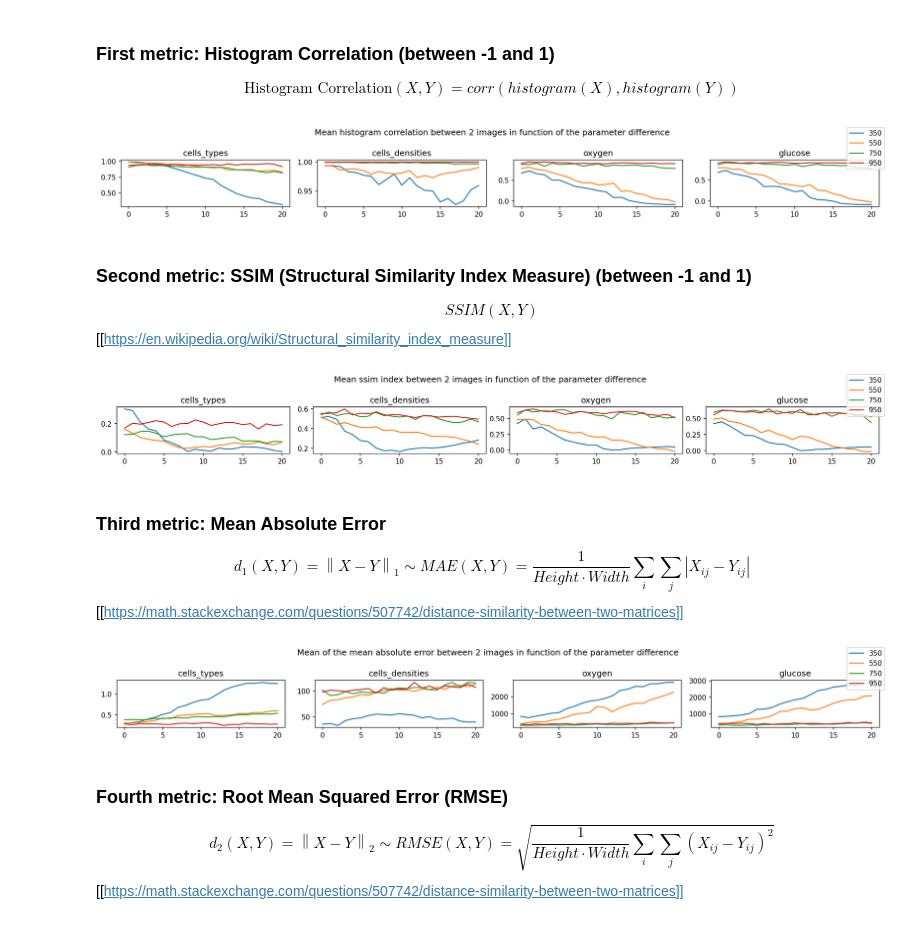
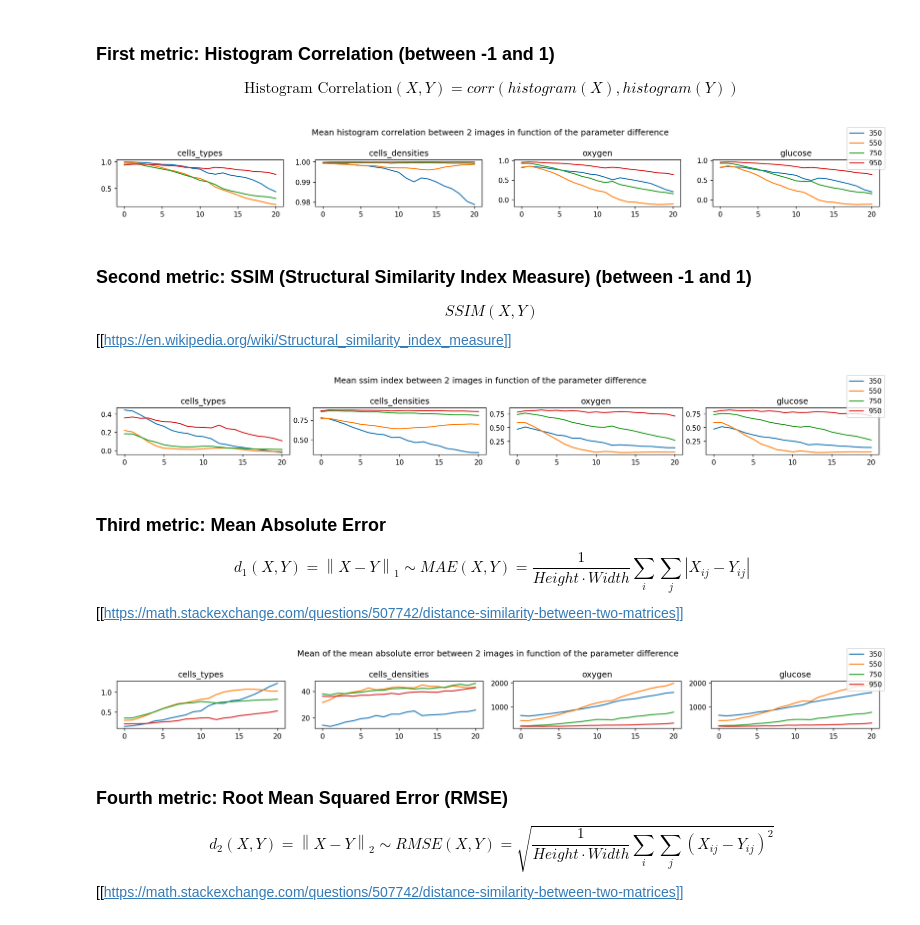
Before and after one commit to npermanne/Paramater_identification_tumour_model, a Jupyter notebook: simulation_similarity_analysis/simulation_similarity_analysis.ipynb, the cells around one changed output. Saved outputs shown, nothing was run; the diff lists cells and outputs as text; code cells hidden in the pictures.

```diff
--- a/simulation_similarity_analysis/simulation_similarity_analysis.ipynb
+++ b/simulation_similarity_analysis/simulation_similarity_analysis.ipynb
@@ -15,4 +16,4 @@ from matplotlib import pyplot as plt
 # %%
 comparator = Comparator(
     "same_value_study_start=350_interval=100_ndraw=8_size=(64,64)",
-        "cell_cycle_study_start=350_interval=100_ndraw=8_size=(64,64)")
+        "cell_cycle_study_start=350_interval=100_ndraw=8_size=(64,64)", jupyter=True)
@@ -95,13 +24,12 @@ draw = 350
 for images_type in ['cells_types', 'cells_densities', 'oxygen', 'glucose']:
     fig, ax = plt.subplots(1,5,dpi=250)
     fig.suptitle(f"Evolution of the mean difference between 2 images of types {images_type} and draw {draw}",y=0.7)
-    datas = [mean_diff(draw, images_type, "difference", difference, iteration=100) for difference in [0,5,10,15,20]]
+    datas = [comparator.mean_difference(Metric.IMAGE_ABSOLUTE_DIFFERENCE, draw, images_type, "cell_cycle", difference, 0, 12, 1000) for difference in [0,5,10,15,20]]
     v_min = np.min(datas)
     v_max = np.max(datas)
-    last_plot = None
     for index, difference in enumerate([0,5,10,15,20]):
         ax[index].set_title(f"{difference}")
-        last_plot = ax[index].imshow(datas[index], vmin=v_min, vmax=v_max)
+        ax[index].imshow(datas[index], vmin=v_min, vmax=v_max)
         ax[index].axis('off')
     plt.tight_layout()
     plt.savefig(f"Evolution of the mean difference between 2 images of types {images_type}.png", dpi=150,bbox_inches='tight')
@@ -119,21 +47,21 @@ $$\text{Histogram Correlation}(X,Y)=corr(histogram(X),histogram(Y))$$
 # %%
 fig, ax = plt.subplots(1,4, dpi=150, figsize=(16,2))
 fig.suptitle("Mean histogram correlation between 2 images in function of the parameter difference")
 for index, images_type in enumerate(['cells_types', 'cells_densities', 'oxygen', 'glucose']):
     X = range(0,21)
     for draw in [350, 550, 750, 950]:
-        Y = [mean_diff(draw, images_type, "corr_hist", diff, iteration=100, crop_percentage=0.3) for diff in X]
+        Y = [comparator.mean_difference(Metric.CORRELATION_HISTOGRAM, draw, images_type, "cell_cycle", diff, 0, 12, 1000) for diff in X]
         if index == 3:
             ax[index].plot(X,Y,label=draw)
         else:
             ax[index].plot(X,Y)
     ax[index].set_title(f"{images_type}")
 fig.tight_layout()
 fig.legend()
 plt.savefig("Mean histogram correlation between 2 images in function of the parameter difference.png", dpi=150,bbox_inches='tight')
 plt.show()
 # %% [output]
-[figure, old version]
+[figure, new version]
 # %% [markdown]
 ### Second metric: SSIM (Structural Similarity Index Measure) (between -1 and 1)
 $$SSIM(X,Y)$$
@@ -144,7 +72,7 @@ fig.suptitle("Mean ssim index between 2 images in function of the parameter diff
 for index, images_type in enumerate(['cells_types', 'cells_densities', 'oxygen', 'glucose']):
     X = range(0,21)
     for draw in [350, 550, 750, 950]:
-        Y = [mean_diff(draw, images_type, "ssim", diff, iteration=100, crop_percentage=0.3) for diff in X]
+        Y = [comparator.mean_difference(Metric.SSIM, draw, images_type, "cell_cycle", diff, 0, 12, 1000) for diff in X]
         if index == 3:
             ax[index].plot(X,Y,label=draw)
         else:
@@ -155,7 +83,7 @@ fig.legend()
 plt.savefig("Mean ssim index between 2 images in function of the parameter difference.png", dpi=150,bbox_inches='tight')
 plt.show()
 # %% [output]
-[figure, old version]
+[figure, new version]
 # %% [markdown]
 ### Third metric: Mean Absolute Error
 $$d_1(X,Y) = \left\| X-Y \right\|_{1} \sim MAE(X,Y)=\frac{1}{Height\cdot Width}\sum_{i}\sum_{j}\left| X_{ij}-Y_{ij} \right|$$
@@ -166,7 +94,7 @@ fig.suptitle("Mean of the mean absolute error between 2 images in function of th
 for index, images_type in enumerate(['cells_types', 'cells_densities', 'oxygen', 'glucose']):
     X = range(0,21)
     for draw in [350, 550, 750, 950]:
-        Y = [mean_diff(draw, images_type, "mean_absolute_error", diff, iteration=100, crop_percentage=0.3) for diff in X]
+        Y = [comparator.mean_difference(Metric.MEAN_ABSOLUTE_ERROR, draw, images_type, "cell_cycle", diff, 0, 12, 1000) for diff in X]
         if index == 3:
             ax[index].plot(X,Y,label=draw)
         else:
@@ -177,7 +105,7 @@ fig.legend()
 plt.savefig("Mean of the mean absolute error between 2 images in function of the parameter difference.png", dpi=150,bbox_inches='tight')
 plt.show()
 # %% [output]
-[figure, old version]
+[figure, new version]
 # %% [markdown]
 ### Fourth metric: Root Mean Squared Error (RMSE)
 $$d_2(X,Y) = \left\| X-Y \right\|_{2} \sim RMSE(X,Y)= \sqrt{\frac{1}{Height\cdot Width}\sum_{i}\sum_{j}\left( X_{ij}-Y_{ij} \right)^{2} }$$
```
Also changed, not shown: parts of 7 cells of this notebook, 2 other files.
